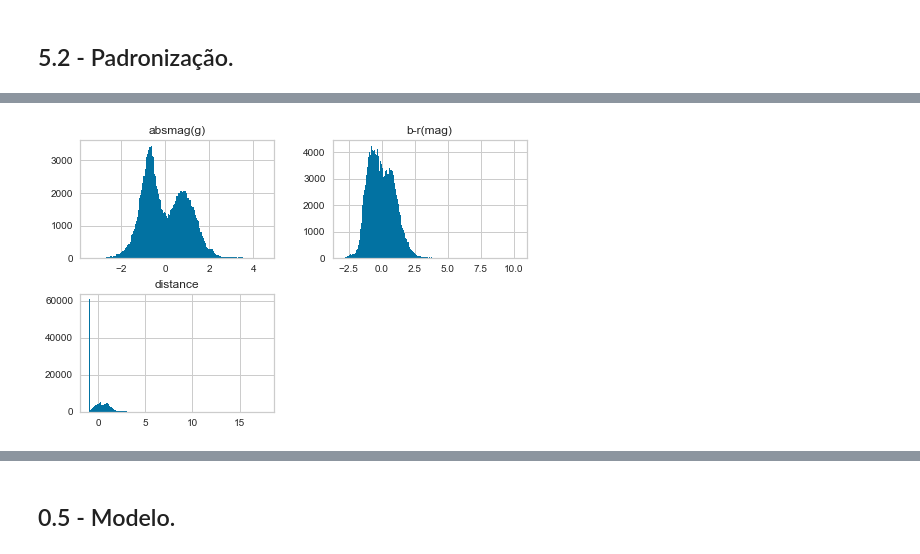
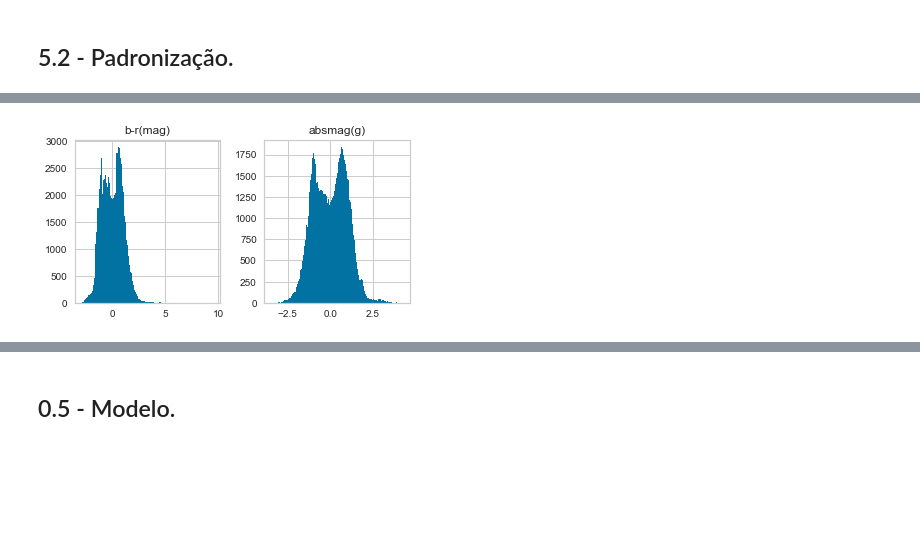
Before and after one commit to Di-carvalho/stars-classificatio-semi-supervised-, a Jupyter notebook: star_classification-gaia-semi.ipynb, the cells around one changed output, grey strips where cells are left out. Cells and saved outputs as stored; diff of their text form; code cells hidden in the pictures; blank space fills up the shorter version.

```diff
--- a/star_classification-gaia-semi.ipynb
+++ b/star_classification-gaia-semi.ipynb
@@ -473,12 +539,9 @@ Assim como a medida de magnitude bruta, as medidas de declinação(dec) e ascen
 # %%
 # Transformando o valor de dec que vai de 90 a -90 graus para o ângulo polar das coordenadas esféricas de 0 a 180 graus.
 
-stars_data['theta'] = stars_data['dec']
-for r in range(len(stars_data)):
-    if stars_data['dec'][r] < 0:
-        stars_data['theta'][r] = np.abs(stars_data['dec'][r]) + 90
-    else:
-        stars_data['theta'][r] = 90 - stars_data['dec'][r]
+stars_data['theta']=1
+stars_data.loc[stars_data.dec<0,'theta'] = np.abs(stars_data['dec']) + 90
+stars_data.loc[stars_data.dec>0,'theta'] = 90 - np.abs(stars_data['dec'])
 
 # Transformando os ângulos de graus para radianos.
 
@@ -490,6 +553,3 @@ stars_data['phi_rad'] = (stars_data['ra']*np.pi)/180
 stars_data['x'] = stars_data['distance']*np.cos(stars_data['phi_rad'])*np.sin(stars_data['theta_rad']);
 stars_data['y'] = stars_data['distance']*np.sin(stars_data['phi_rad'])*np.sin(stars_data['theta_rad']);
 stars_data['z'] = stars_data['distance']*np.cos(stars_data['theta_rad']);
-
-
-#(Fazer essa célula usando .loc para eliminar o erro.)
@@ -705,10 +758,11 @@ O resultado do rfpimp nos mostra que com a 'parallax' é possível prever a dist
 Logo, criarei um Dataframe tirando os atributos correlacionados e outro completo com a finalidade de ter certeza do melhor dataset.
 # %%
 df_model = stars_data
-df_model = df_model.drop(columns=['ra', 'dec', 'b-g(mag)', 'g-r(mag)', 'absmag(r)', 'absmag(b)','x','y','z', 'luminosity_type'])
+df_model = df_model.drop(columns=['ra', 'dec', 'b-g(mag)', 'g-r(mag)', 'absmag(r)', 'absmag(b)','x','y','z', 'luminosity_type',
+                                  'distance'])
 # %%
-X = df_model.drop(columns = ['spectral_type'])
-Y = df_model.drop(columns = ['b-r(mag)', 'absmag(g)'])
+X = df_model.drop(columns = ['spectral_type', 'identificador'])
+Y = df_model.drop(columns = ['b-r(mag)', 'absmag(g)', 'identificador'])
 # %% [markdown]
 ## 5.2 - Padronização.
 # %%
@@ -741,7 +792,7 @@ rs = RobustScaler()
 
 
 # RobustScaler
-X['distance'] = rs.fit_transform(X[['distance']].values)
+#X['distance'] = rs.fit_transform(X[['distance']].values)
 #df_model['pm'] = rs.fit_transform(df_model[['pm']].values)
 #df_model['freq_eff'] = rs.fit_transform(df_model[['freq_eff']].values)
 X['b-r(mag)'] = rs.fit_transform(X[['b-r(mag)']].values)
@@ -756,10 +807,10 @@ X = X - X.mean()
 X = X/X.std()
 # %%
 %matplotlib inline
-df_model.hist(figsize=(8,5), bins=200)
+X.hist(figsize=(6,3), bins=200)
 plt.show()
 # %% [output]
-[figure, old version]
+[figure, new version]
 # %%
 X.std()
 # %% [output]
```
Also changed, not shown: parts of 97 cells of this notebook.
